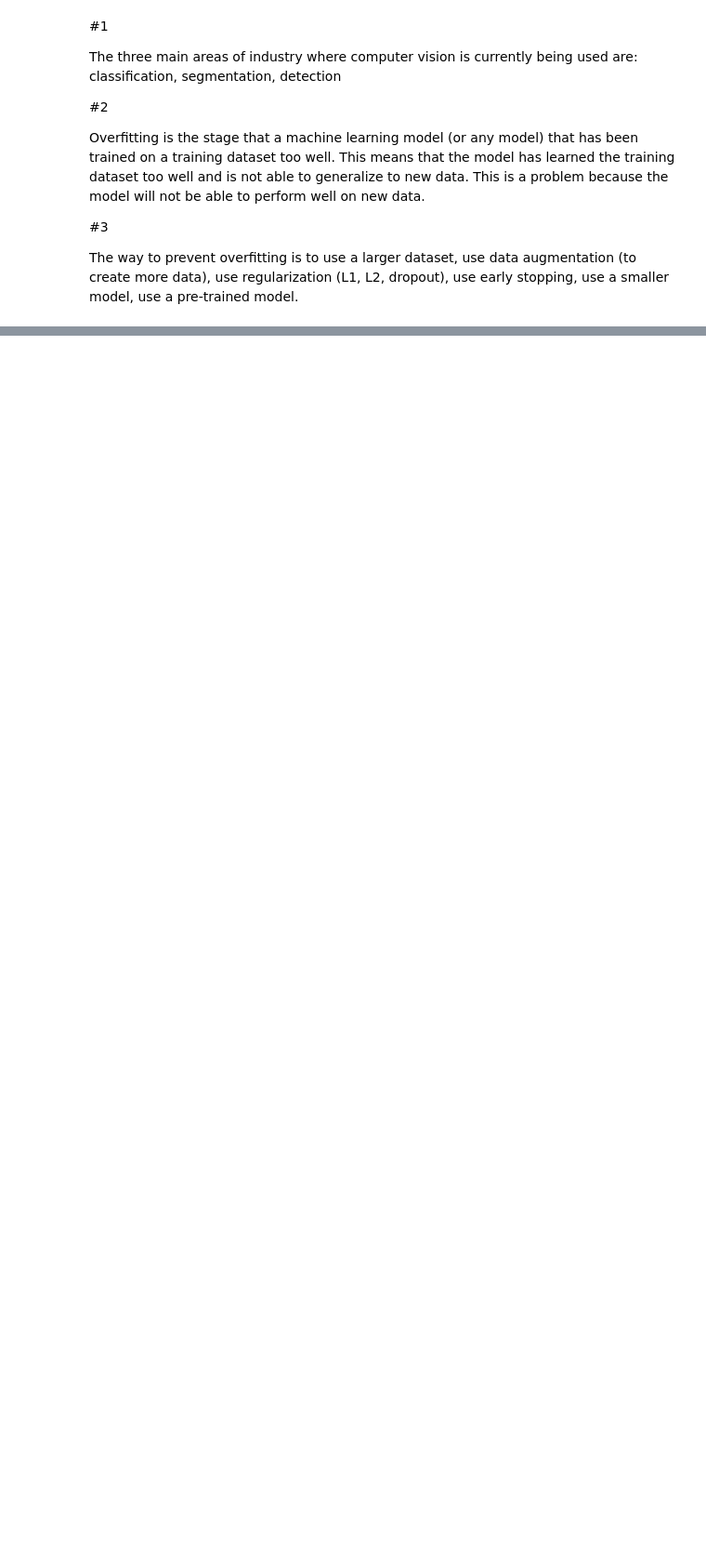
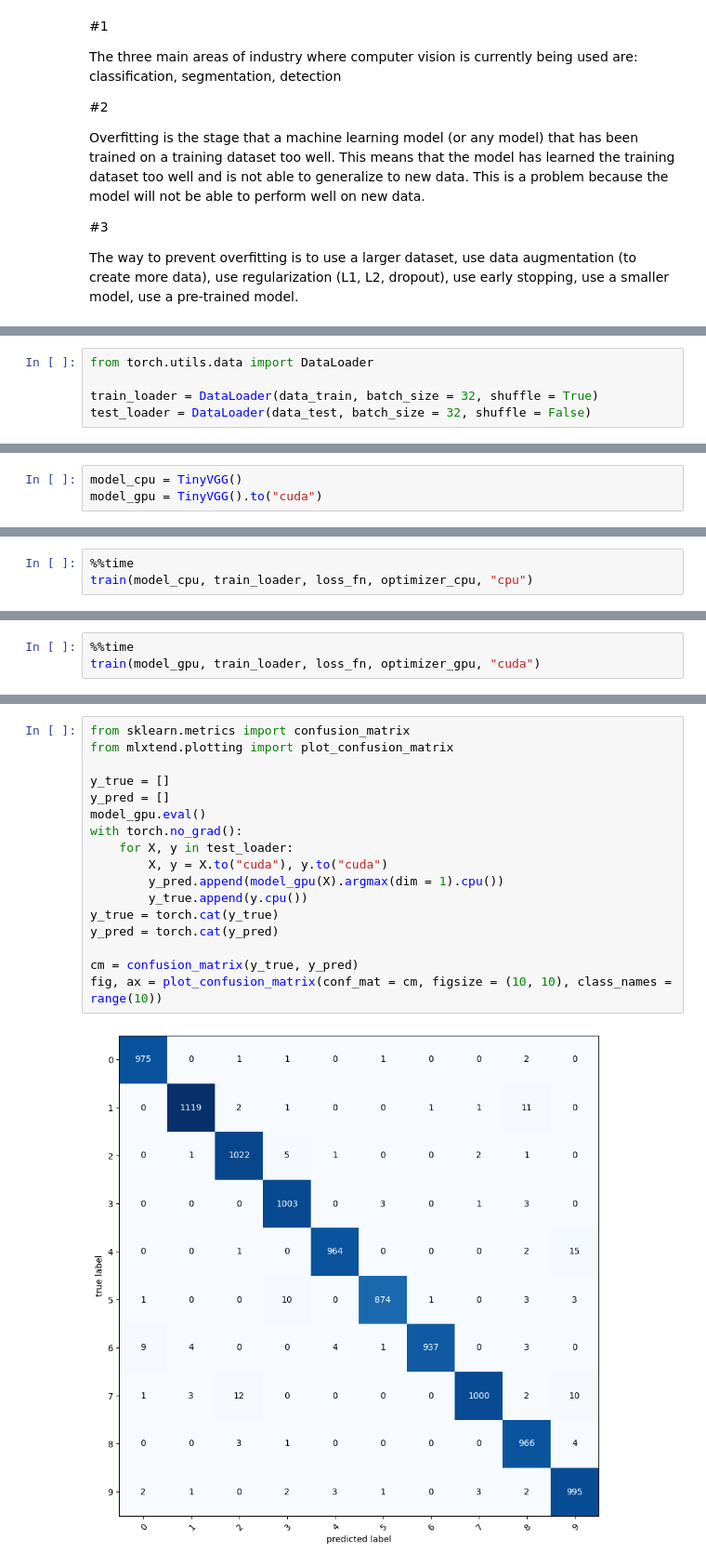
Before and after one commit to KasaiHarcore/Artificial-Intelligent-Skills, a Jupyter notebook: 1. Library Requirement/Pytorch/3. Pytorch Computer Vision.ipynb, the cells around one changed output, grey strips where cells are left out. Shown at 93% size. Saved outputs shown, nothing was run; the diff lists cells and outputs as text; blank space fills up the shorter version.

```diff
--- a/1. Library Requirement/Pytorch/3. Pytorch Computer Vision.ipynb
+++ b/1. Library Requirement/Pytorch/3. Pytorch Computer Vision.ipynb
@@ -1971,0 +2025,5 @@ The way to prevent overfitting is to use a larger dataset, use data augmentation
+# %%
+from torch.utils.data import DataLoader
+
+train_loader = DataLoader(data_train, batch_size = 32, shuffle = True)
+test_loader = DataLoader(data_test, batch_size = 32, shuffle = False)
@@ -1971,0 +2073,3 @@ The way to prevent overfitting is to use a larger dataset, use data augmentation
+# %%
+model_cpu = TinyVGG()
+model_gpu = TinyVGG().to("cuda")
@@ -1971,0 +2109,3 @@ The way to prevent overfitting is to use a larger dataset, use data augmentation
+# %%
+%%time
+train(model_cpu, train_loader, loss_fn, optimizer_cpu, "cpu")
@@ -1971,0 +2132,3 @@ The way to prevent overfitting is to use a larger dataset, use data augmentation
+# %%
+%%time
+train(model_gpu, train_loader, loss_fn, optimizer_gpu, "cuda")
@@ -1971,0 +2165,19 @@ The way to prevent overfitting is to use a larger dataset, use data augmentation
+# %%
+from sklearn.metrics import confusion_matrix
+from mlxtend.plotting import plot_confusion_matrix
+
+y_true = []
+y_pred = []
+model_gpu.eval()
+with torch.no_grad():
+    for X, y in test_loader:
+        X, y = X.to("cuda"), y.to("cuda")
+        y_pred.append(model_gpu(X).argmax(dim = 1).cpu())
+        y_true.append(y.cpu())
+y_true = torch.cat(y_true)
+y_pred = torch.cat(y_pred)
+
+cm = confusion_matrix(y_true, y_pred)
+fig, ax = plot_confusion_matrix(conf_mat = cm, figsize = (10, 10), class_names = range(10))
+# %% [output]
+[figure, added]
```
Also changed, not shown: parts of 21 cells of this notebook.
